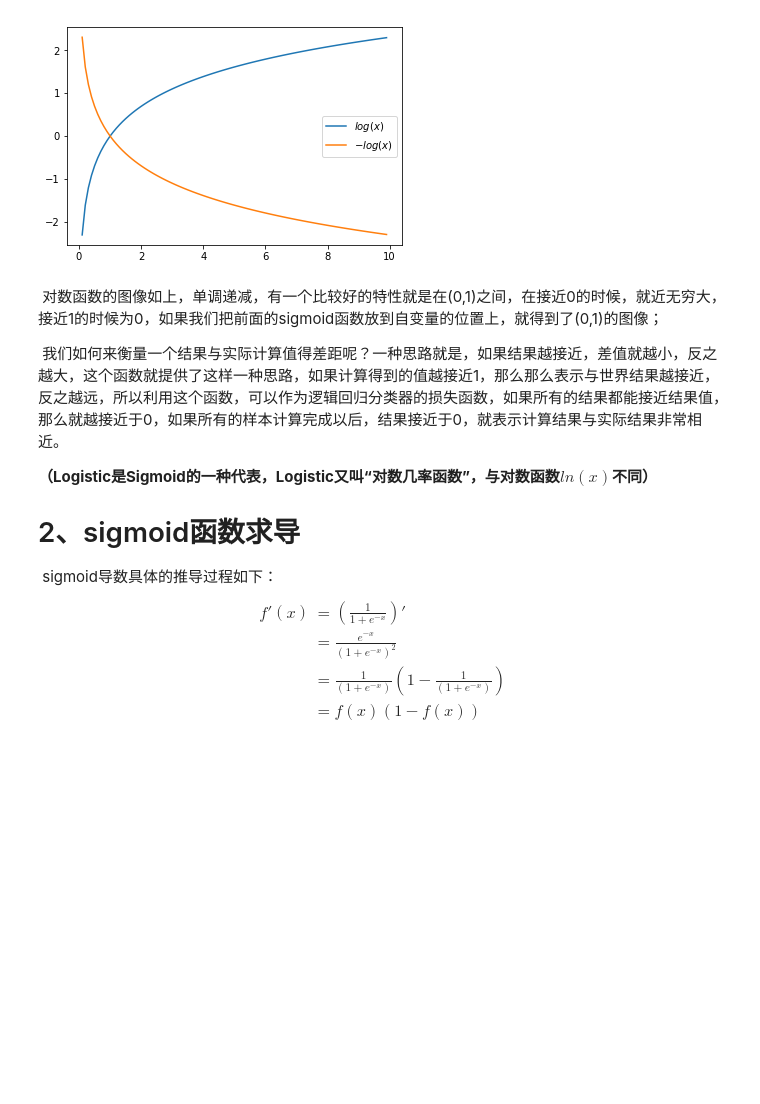
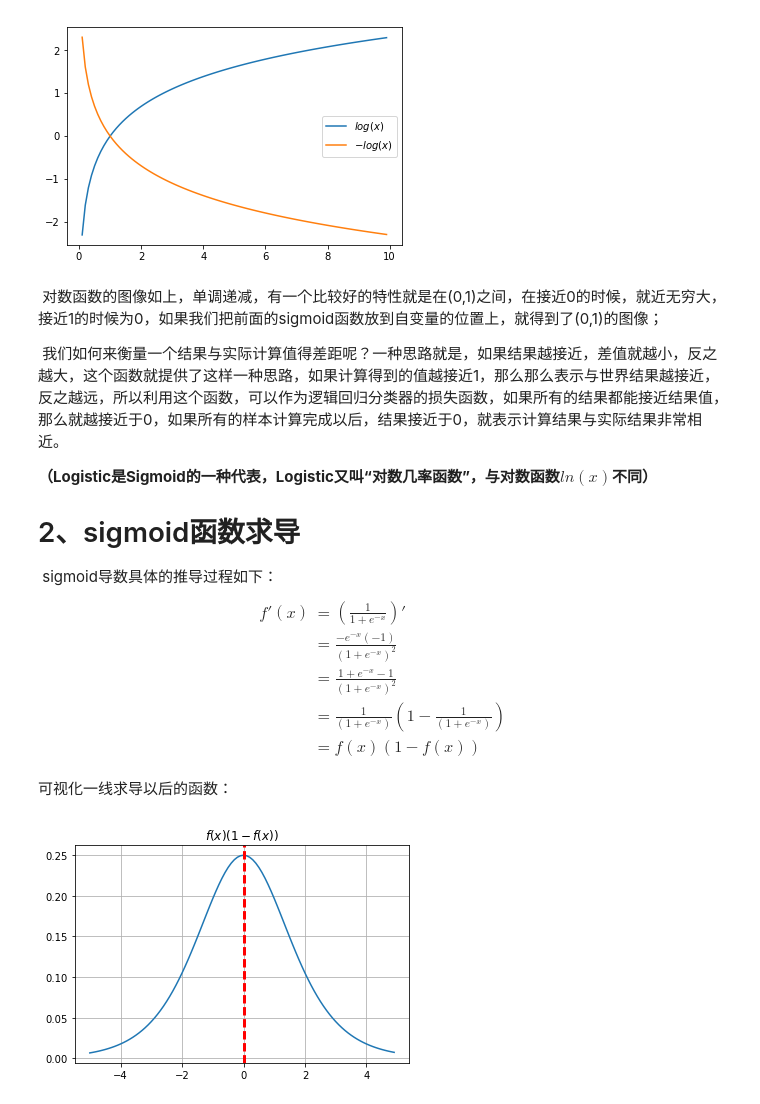
Before and after one commit to DavidCnaup/Deep-Learning, a Jupyter notebook: Sigmoid_edit.ipynb, the cells around one changed output. Cells and saved outputs as stored; diff of their text form; code cells hidden in the pictures; blank space fills up the shorter version.

```diff
--- a/Sigmoid_edit.ipynb
+++ b/Sigmoid_edit.ipynb
@@ -66,6 +66,18 @@ plt.show()
 \begin{align}
 f'(x)&=(\frac{1}{1+e^{-x}})'\\
-&=\frac{e^{-x}}{(1+e^{-x})^2}\\
+&=\frac{-e^{-x}(-1)}{(1+e^{-x})^2}\\
+&=\frac{1+e^{-x}-1}{(1+e^{-x})^2}\\
 &=\frac{1}{(1+e^{-x})}(1-\frac{1}{(1+e^{-x})})\\
 &=f(x)(1-f(x))\\
 \end{align}
+可视化一线求导以后的函数：
+# %%
+X = np.arange(-5, 5, 0.1)
+Y = (1/(1+np.exp(-X)))*(1-1/(1+np.exp(-X)))
+plt.plot(X, Y)
+plt.axvline(x=0, ymin=0.,ymax=1, linewidth=3, color='r', linestyle='--')
+plt.title('$f(x)(1-f(x))$')
+plt.grid(True)
+plt.show()
+# %% [output]
+[figure, added]
```
Also changed, not shown: parts of 1 cell of this notebook.
